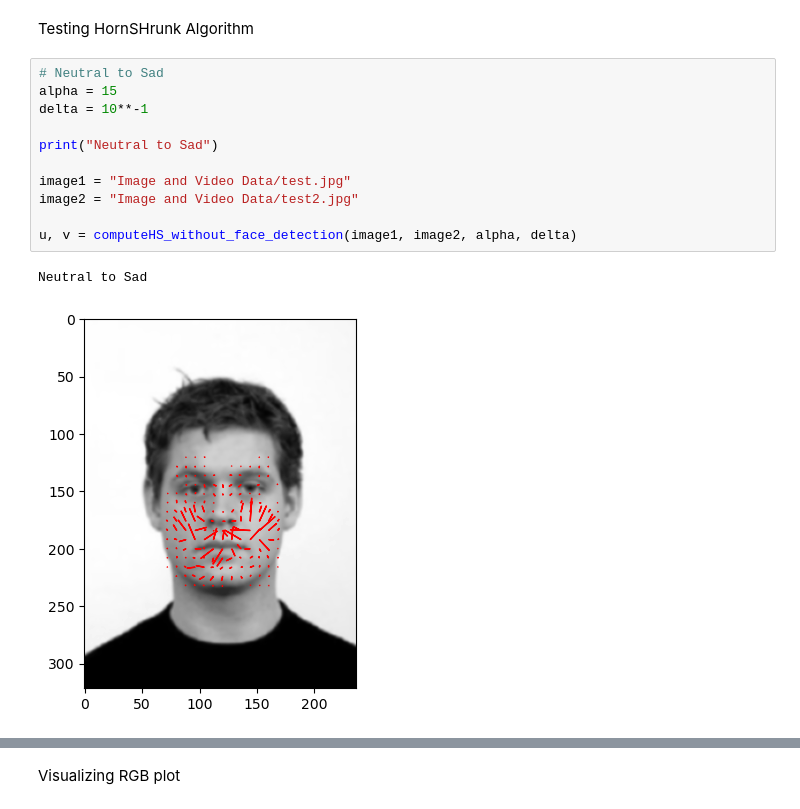
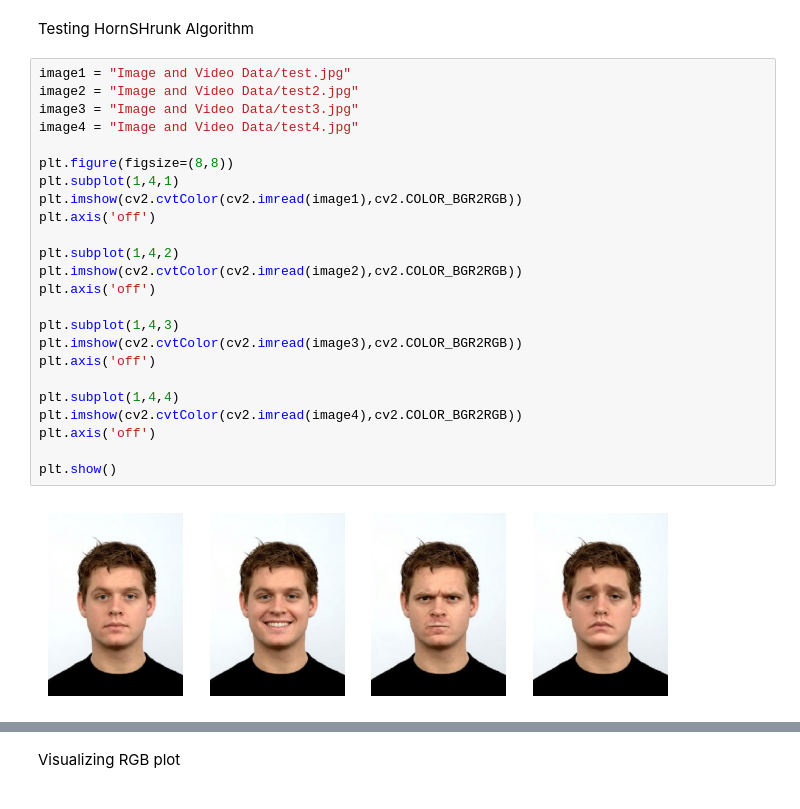
Before and after one commit to kisalthennakoon/Face-Expression-Change-Detection, a Jupyter notebook: Face Expression Change Detection/ImageCode.ipynb, the cells around one changed output, grey strips where cells are left out. Drawn from its saved outputs; the diff is of its cells as text.

Commit message:
updated some code and images

```diff
--- a/Face Expression Change Detection/ImageCode.ipynb
+++ b/Face Expression Change Detection/ImageCode.ipynb
@@ -250,17 +250,29 @@ def resize_with_aspect_ratio(image, target_width, target_height):
     return new_image
 # %% [markdown]
 Testing HornSHrunk Algorithm
-# %%
-# Neutral to Sad
-alpha = 15
-delta = 10**-1
-
-print("Neutral to Sad")
-
-image1 = "Image and Video Data/test.jpg"
-image2 = "Image and Video Data/test2.jpg"
-
-u, v = computeHS_without_face_detection(image1, image2, alpha, delta)
-# %% [output]
-Neutral to Sad
-[figure, removed]
+# %%
+image1 = "Image and Video Data/test.jpg"
+image2 = "Image and Video Data/test2.jpg"
+image3 = "Image and Video Data/test3.jpg"
+image4 = "Image and Video Data/test4.jpg"
+
+plt.figure(figsize=(8,8))
+plt.subplot(1,4,1)
+plt.imshow(cv2.cvtColor(cv2.imread(image1),cv2.COLOR_BGR2RGB))
+plt.axis('off')
+
+plt.subplot(1,4,2)
+plt.imshow(cv2.cvtColor(cv2.imread(image2),cv2.COLOR_BGR2RGB))
+plt.axis('off')
+
+plt.subplot(1,4,3)
+plt.imshow(cv2.cvtColor(cv2.imread(image3),cv2.COLOR_BGR2RGB))
+plt.axis('off')
+
+plt.subplot(1,4,4)
+plt.imshow(cv2.cvtColor(cv2.imread(image4),cv2.COLOR_BGR2RGB))
+plt.axis('off')
+
+plt.show()
+# %% [output]
+[figure, added]
```
Also changed, not shown: parts of 4 cells of this notebook, 3 other files.
